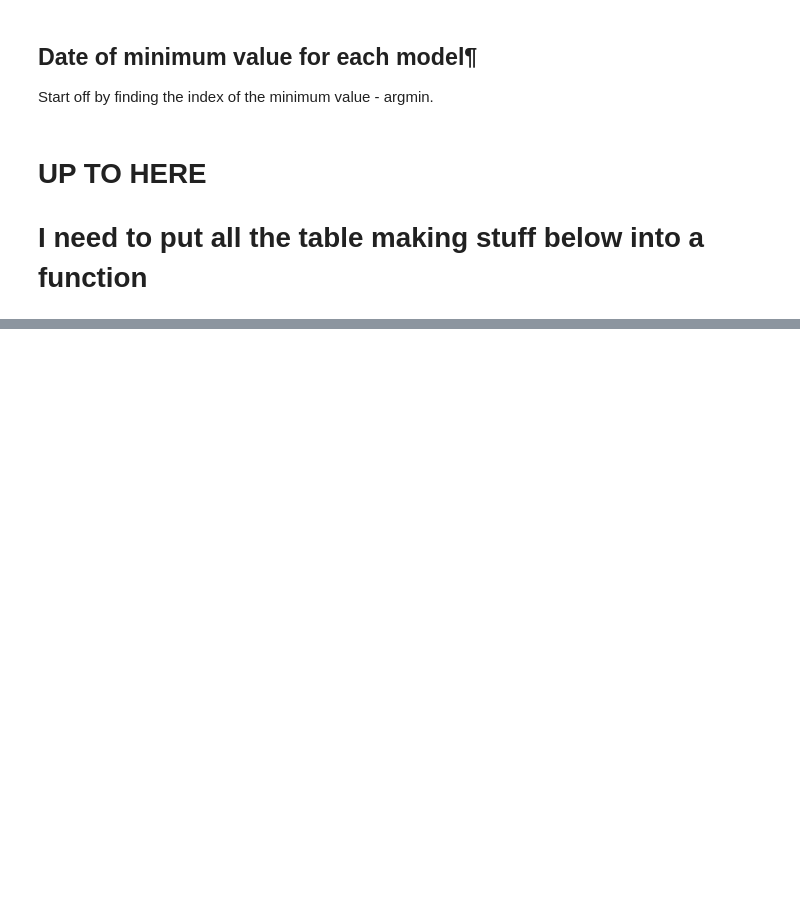
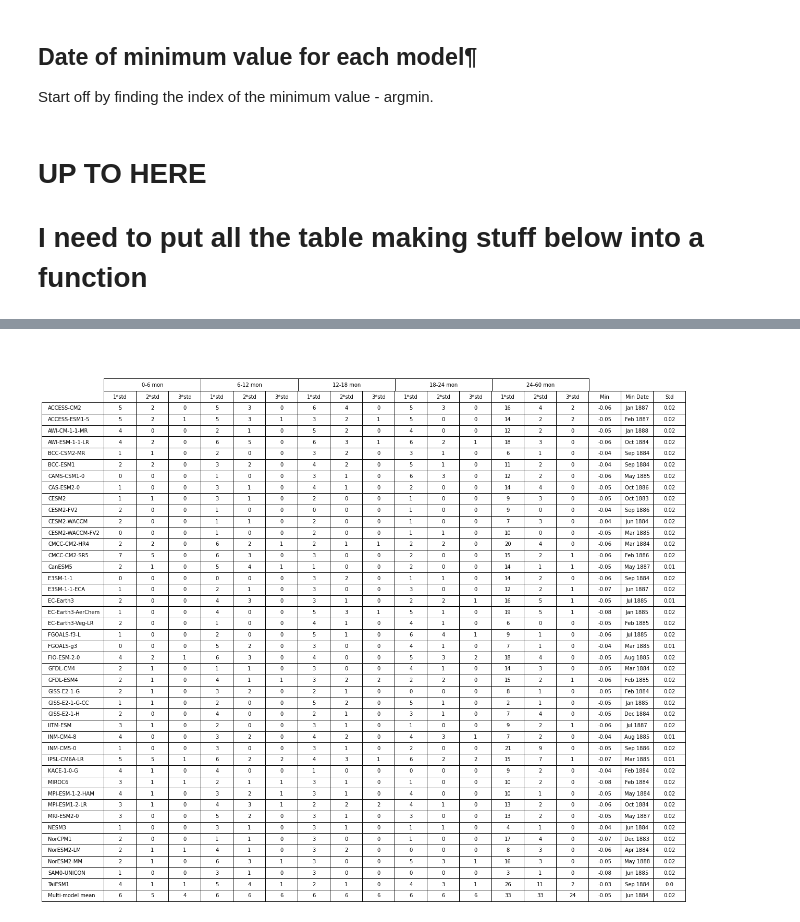
Before and after one commit to kbongi/masters_research, a Jupyter notebook: Statistical_significance_2020.12.22.ipynb, the cells around one changed output, grey strips where cells are left out. Drawn from its saved outputs; the diff is of its cells as text; code cells hidden in the pictures; blank space fills up the shorter version.

```diff
--- a/Statistical_significance_2020.12.22.ipynb
+++ b/Statistical_significance_2020.12.22.ipynb
@@ -302,0 +251,3 @@ stats_pr_EA = func.combine_stats(model_2std_count_EA.pr, model_3std_count_EA.pr,
+# %%
+# creates pandas dataframe table of event stats for global precipitation
+event_stats_pr_Glob = func.stats_df(std_count_Glob.pr, model_min_Glob.pr, min_date_Glob.pr, std_Glob.pr)
@@ -302,0 +276,10 @@ stats_pr_EA = func.combine_stats(model_2std_count_EA.pr, model_3std_count_EA.pr,
+# %%
+# plot table of event statistics of precipitation for globe
+fig, ax = plt.subplots(1, figsize=(20,15))
+
+# function to plot event stats table
+func2.stats_table(event_stats_pr_Glob, std_count_Glob.pr, ax)
+
+plt.savefig('event_stats_pr_Glob.pdf', dpi=300, bbox_inches='tight')
+# %% [output]
+[figure, added]
```
Also changed, not shown: parts of 19 cells of this notebook.
